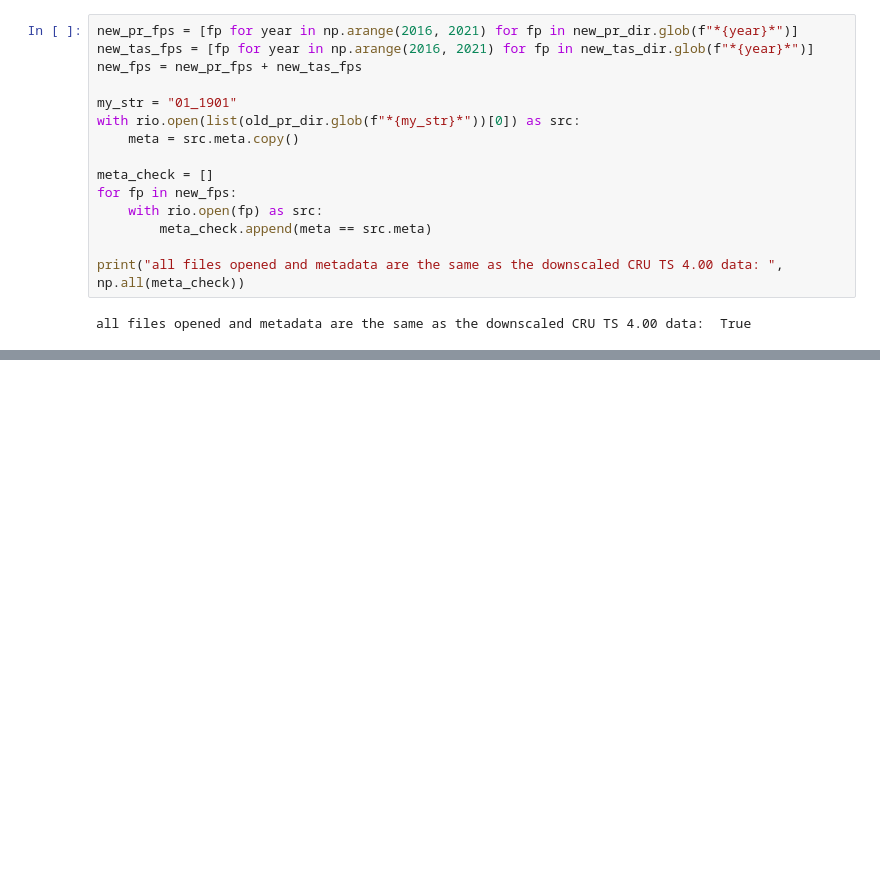
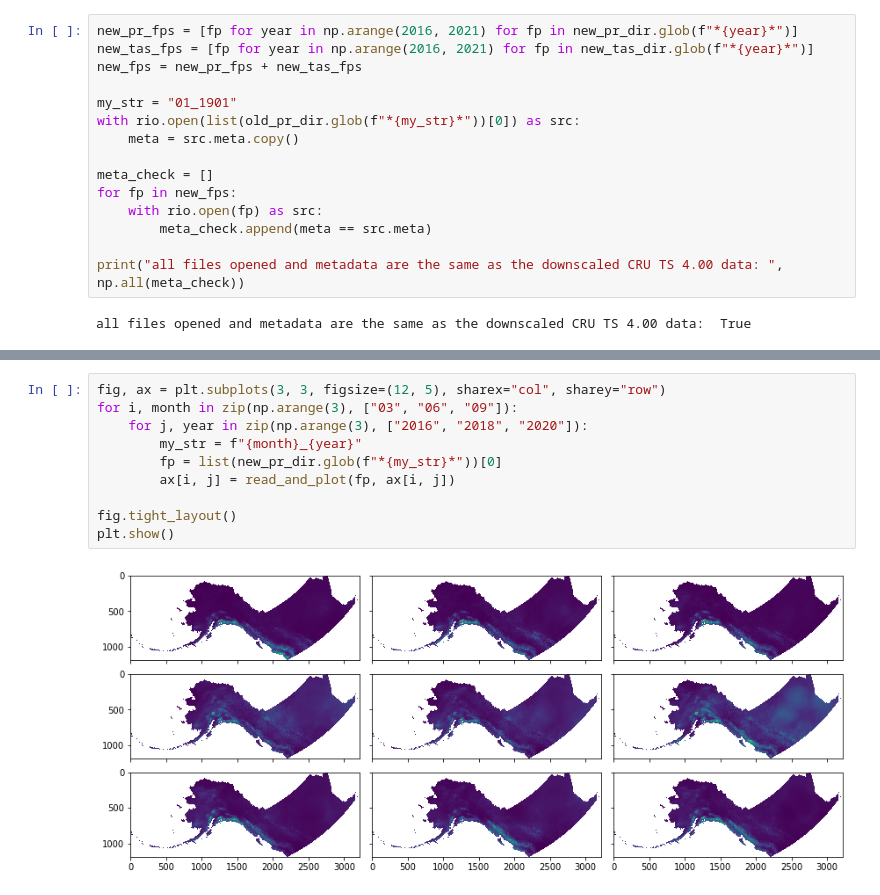
Before and after one commit to ua-snap/downscale, a Jupyter notebook: snap_scripts/ipynb/validate_cru_405_downscale.ipynb, the cells around one changed output, grey strips where cells are left out. Saved outputs shown, nothing was run; the diff lists cells and outputs as text; blank space fills up the shorter version.

```diff
--- a/snap_scripts/ipynb/validate_cru_405_downscale.ipynb
+++ b/snap_scripts/ipynb/validate_cru_405_downscale.ipynb
@@ -159,0 +223,12 @@ all files opened and metadata are the same as the downscaled CRU TS 4.00 data:
+# %%
+fig, ax = plt.subplots(3, 3, figsize=(12, 5), sharex="col", sharey="row")
+for i, month in zip(np.arange(3), ["03", "06", "09"]):
+    for j, year in zip(np.arange(3), ["2016", "2018", "2020"]):
+        my_str = f"{month}_{year}"
+        fp = list(new_pr_dir.glob(f"*{my_str}*"))[0]
+        ax[i, j] = read_and_plot(fp, ax[i, j])
+
+fig.tight_layout()
+plt.show()
+# %% [output]
+[figure, added]
```
Also changed, not shown: parts of 6 cells of this notebook.
